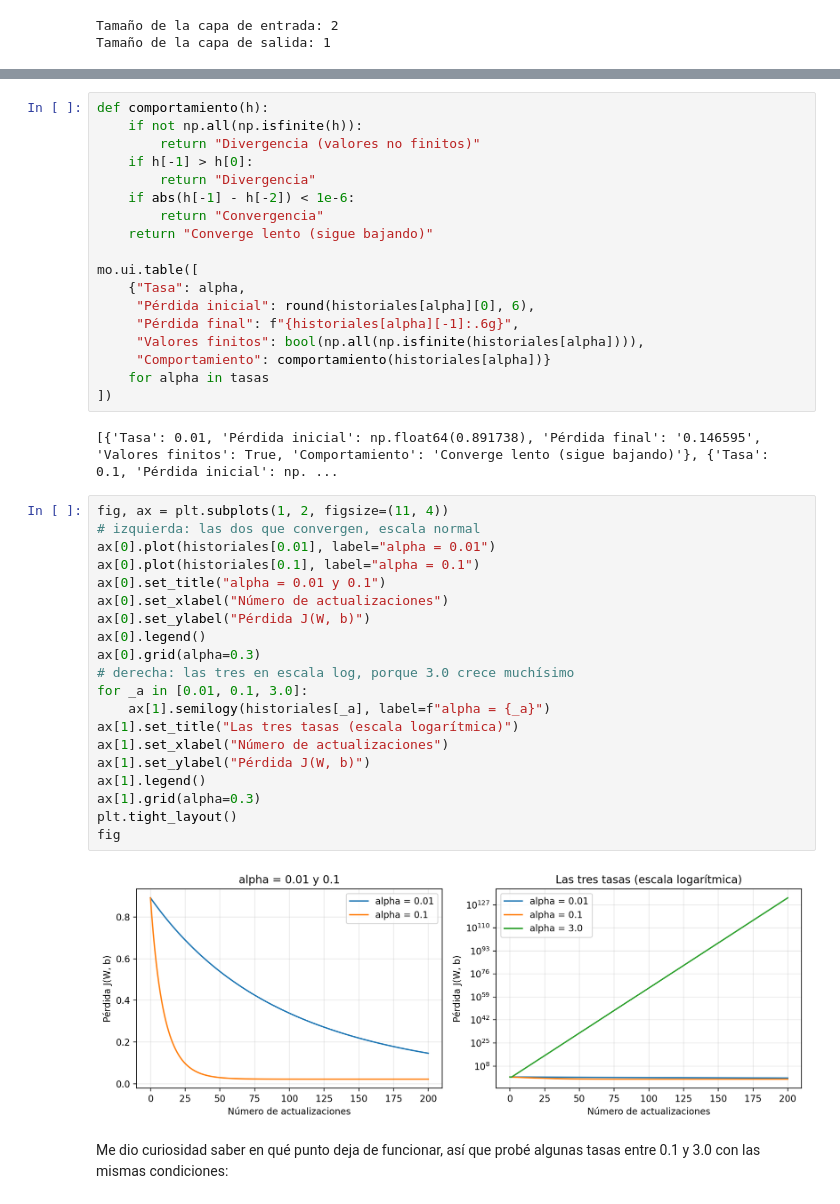
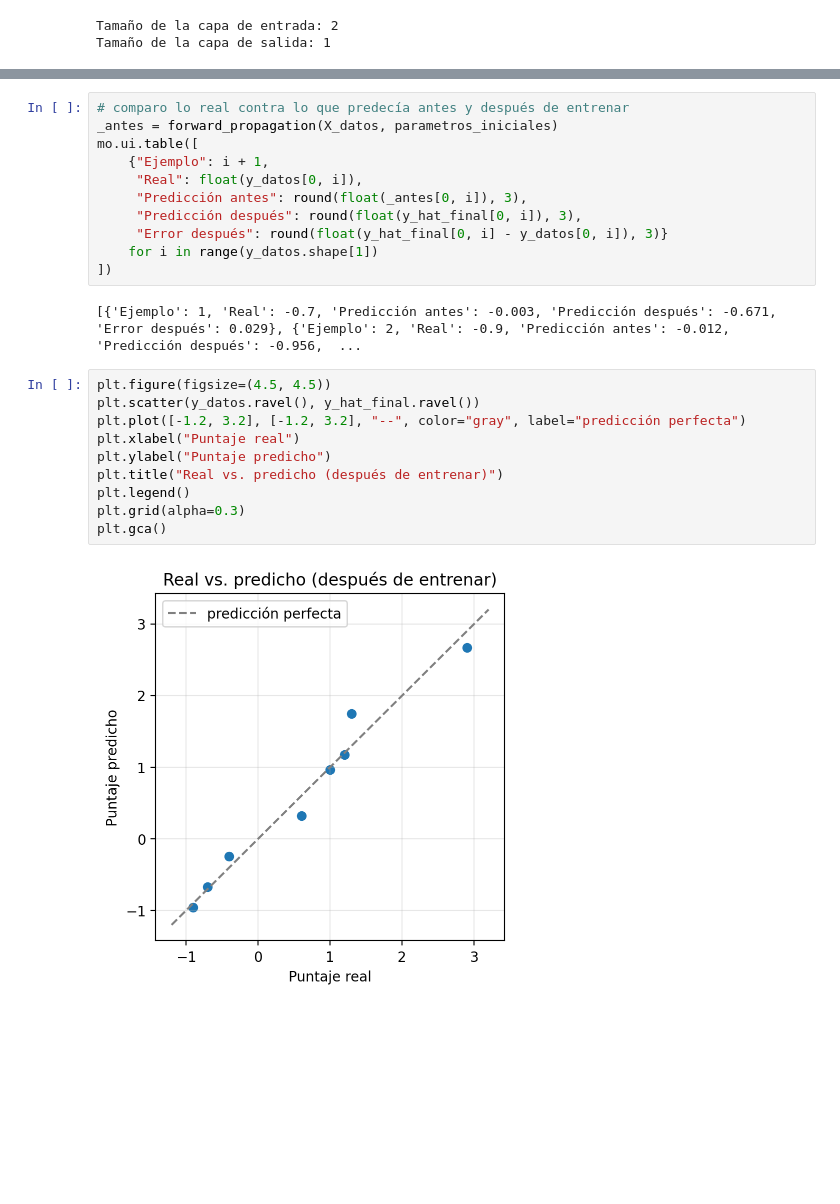
Before and after one commit to Carpuro/mcd_cucea, a Jupyter notebook: 3er-semestre/topicos-selectos-ii/tareas/Actividad_1/01_actividad_entrenamiento_neurona_regresion.ipynb, the cells around one changed output, grey strips where cells are left out. Cells and saved outputs as stored; diff of their text form; blank space fills up the shorter version.

Commit message:
Topicos II Actividad 1: step interpretations, real vs predicted, w1 oscillation evidence

```diff
--- a/3er-semestre/topicos-selectos-ii/tareas/Actividad_1/01_actividad_entrenamiento_neurona_regresion.ipynb
+++ b/3er-semestre/topicos-selectos-ii/tareas/Actividad_1/01_actividad_entrenamiento_neurona_regresion.ipynb
@@ -620,45 +589,25 @@ for alpha in tasas:
 # %%
-def comportamiento(h):
-    if not np.all(np.isfinite(h)):
-        return "Divergencia (valores no finitos)"
-    if h[-1] > h[0]:
-        return "Divergencia"
-    if abs(h[-1] - h[-2]) < 1e-6:
-        return "Convergencia"
-    return "Converge lento (sigue bajando)"
-
+# comparo lo real contra lo que predecía antes y después de entrenar
+_antes = forward_propagation(X_datos, parametros_iniciales)
 mo.ui.table([
-    {"Tasa": alpha,
-     "Pérdida inicial": round(historiales[alpha][0], 6),
-     "Pérdida final": f"{historiales[alpha][-1]:.6g}",
-     "Valores finitos": bool(np.all(np.isfinite(historiales[alpha]))),
-     "Comportamiento": comportamiento(historiales[alpha])}
-    for alpha in tasas
+    {"Ejemplo": i + 1,
+     "Real": float(y_datos[0, i]),
+     "Predicción antes": round(float(_antes[0, i]), 3),
+     "Predicción después": round(float(y_hat_final[0, i]), 3),
+     "Error después": round(float(y_hat_final[0, i] - y_datos[0, i]), 3)}
+    for i in range(y_datos.shape[1])
 ])
 # %% [output]
-[{'Tasa': 0.01, 'Pérdida inicial': np.float64(0.891738), 'Pérdida final': '0.146595', 'Valores finitos': True, 'Comportamiento': 'Converge lento (sigue bajando)'}, {'Tasa': 0.1, 'Pérdida inicial': np. ...
+[{'Ejemplo': 1, 'Real': -0.7, 'Predicción antes': -0.003, 'Predicción después': -0.671, 'Error después': 0.029}, {'Ejemplo': 2, 'Real': -0.9, 'Predicción antes': -0.012, 'Predicción después': -0.956,  ...
 # %%
-fig, ax = plt.subplots(1, 2, figsize=(11, 4))
-# izquierda: las dos que convergen, escala normal
-ax[0].plot(historiales[0.01], label="alpha = 0.01")
-ax[0].plot(historiales[0.1], label="alpha = 0.1")
-ax[0].set_title("alpha = 0.01 y 0.1")
-ax[0].set_xlabel("Número de actualizaciones")
-ax[0].set_ylabel("Pérdida J(W, b)")
-ax[0].legend()
-ax[0].grid(alpha=0.3)
-# derecha: las tres en escala log, porque 3.0 crece muchísimo
-for _a in [0.01, 0.1, 3.0]:
-    ax[1].semilogy(historiales[_a], label=f"alpha = {_a}")
-ax[1].set_title("Las tres tasas (escala logarítmica)")
-ax[1].set_xlabel("Número de actualizaciones")
-ax[1].set_ylabel("Pérdida J(W, b)")
-ax[1].legend()
-ax[1].grid(alpha=0.3)
-plt.tight_layout()
-fig
+plt.figure(figsize=(4.5, 4.5))
+plt.scatter(y_datos.ravel(), y_hat_final.ravel())
+plt.plot([-1.2, 3.2], [-1.2, 3.2], "--", color="gray", label="predicción perfecta")
+plt.xlabel("Puntaje real")
+plt.ylabel("Puntaje predicho")
+plt.title("Real vs. predicho (después de entrenar)")
+plt.legend()
+plt.grid(alpha=0.3)
+plt.gca()
 # %% [output]
-[figure, old version]
+[figure, new version]
-# %% [markdown]
-Me dio curiosidad saber en qué punto deja de funcionar, así que probé
-algunas tasas entre 0.1 y 3.0 con las mismas condiciones:
```
Also changed, not shown: parts of 57 cells of this notebook, 2 other files.
